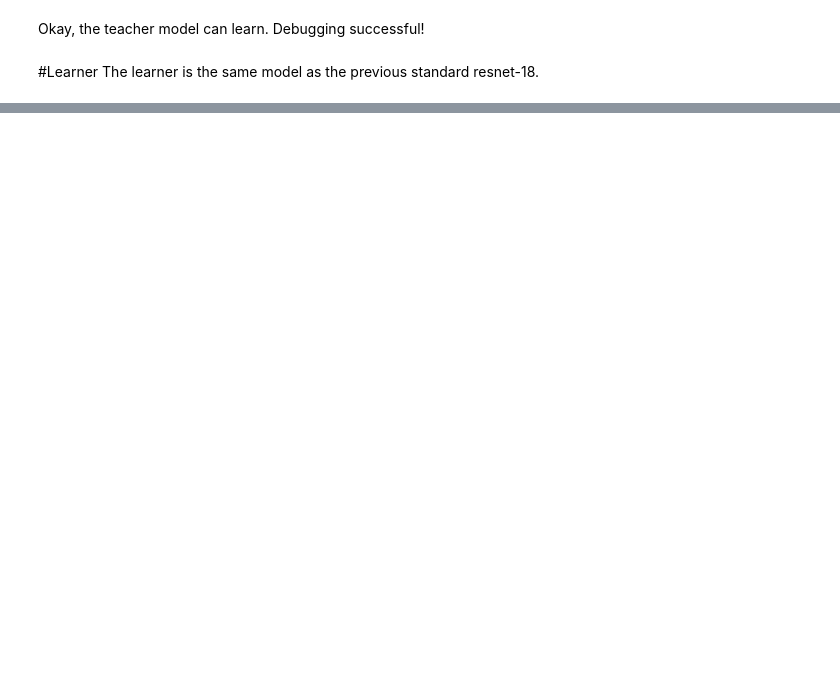
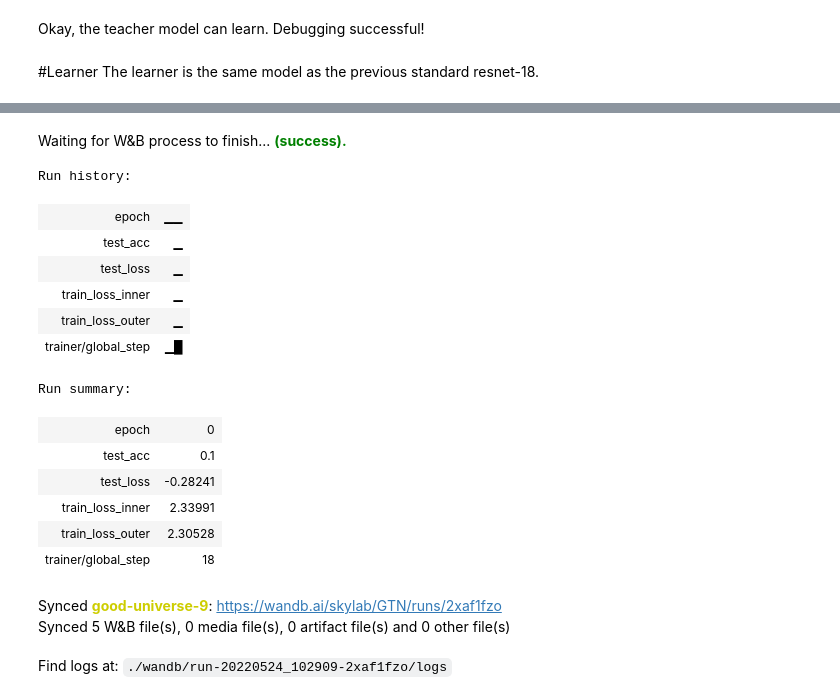
Before and after one commit to HyberionBrew/GTN, a Jupyter notebook: GTN.ipynb, the cells around one changed output, grey strips where cells are left out. Saved outputs shown, nothing was run; the diff lists cells and outputs as text; code cells hidden in the pictures; blank space fills up the shorter version.

```diff
--- a/GTN.ipynb
+++ b/GTN.ipynb
@@ -371,0 +544,2 @@ class GTN(LightningModule):
+# %%
+run = wandb.init(project="GTN", entity="skylab", reinit=True)
@@ -372,2 +604,23 @@ class GTN(LightningModule):
+# %%
+run.finish()
+# %% [output]
+Waiting for W&B process to finish... (success).
+Run history:
+| epoch | ▁▁ |
+| test_acc | ▁ |
+| test_loss | ▁ |
+| train_loss_inner | ▁ |
+| train_loss_outer | ▁ |
+| trainer/global_step | ▁█ |
+Run summary:
+| epoch | 0 |
+| test_acc | 0.1 |
+| test_loss | -0.28241 |
+| train_loss_inner | 2.33991 |
+| train_loss_outer | 2.30528 |
+| trainer/global_step | 18 |
+Synced good-universe-9: https://wandb.ai/skylab/GTN/runs/2xaf1fzo
+Synced 5 W&B file(s), 0 media file(s), 0 artifact file(s) and 0 other file(s)
+Find logs at: ./wandb/run-20220524_102909-2xaf1fzo/logs
 # %%
 wandb.finish()
```
Also changed, not shown: parts of 24 cells of this notebook.
